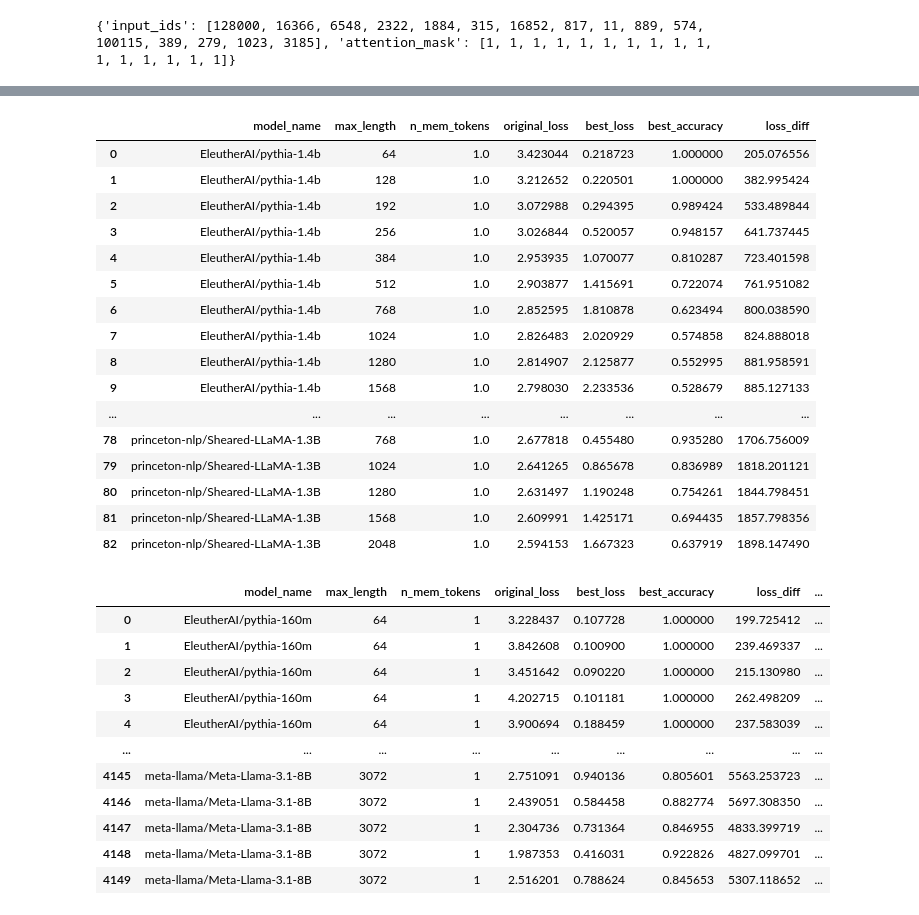
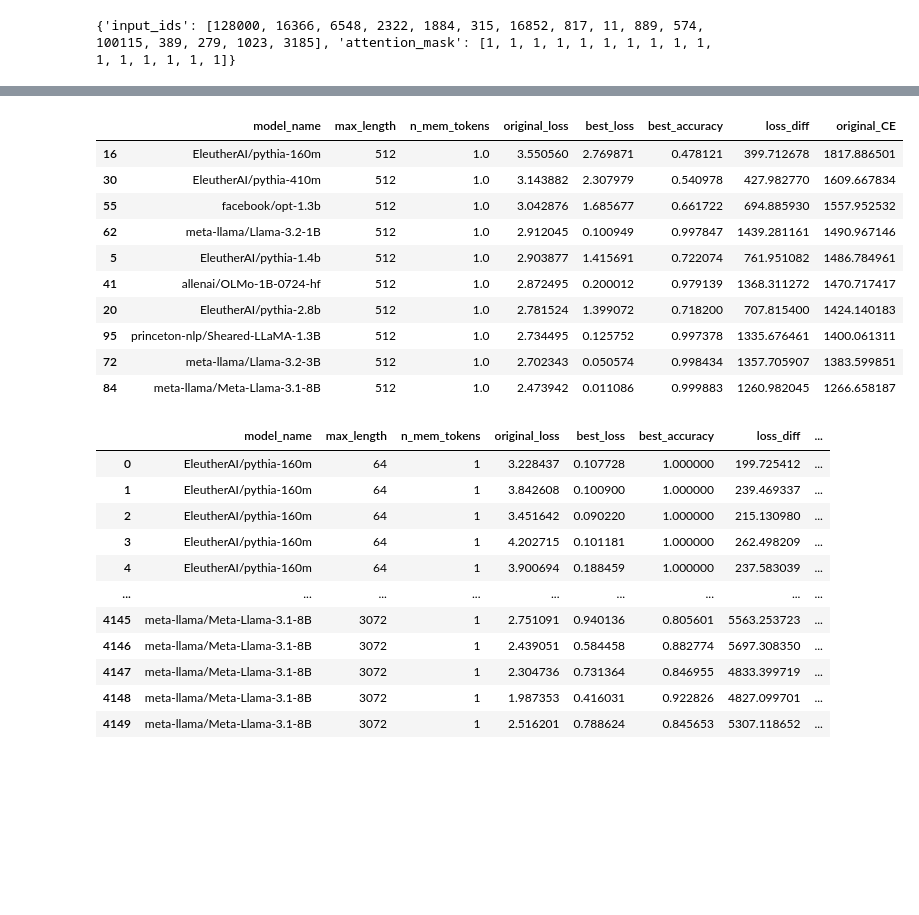
Before and after one commit to Seattle12059/Craming, a Jupyter notebook: notebooks/text_ppl_vs_compression.ipynb, the cells around one changed output, grey strips where cells are left out. Drawn from its saved outputs; the diff is of its cells as text; code cells hidden in the pictures; blank space fills up the shorter version.

```diff
--- a/notebooks/text_ppl_vs_compression.ipynb
+++ b/notebooks/text_ppl_vs_compression.ipynb
@@ -460,23 +462,17 @@ plt.show()
-# %%
-models_by_len_df
-# %% [output]
-|  | model_name | max_length | n_mem_tokens | original_loss | best_loss | best_accuracy | loss_diff |
-| 0 | EleutherAI/pythia-1.4b | 64 | 1.0 | 3.423044 | 0.218723 | 1.000000 | 205.076556 |
-| 1 | EleutherAI/pythia-1.4b | 128 | 1.0 | 3.212652 | 0.220501 | 1.000000 | 382.995424 |
-| 2 | EleutherAI/pythia-1.4b | 192 | 1.0 | 3.072988 | 0.294395 | 0.989424 | 533.489844 |
-| 3 | EleutherAI/pythia-1.4b | 256 | 1.0 | 3.026844 | 0.520057 | 0.948157 | 641.737445 |
-| 4 | EleutherAI/pythia-1.4b | 384 | 1.0 | 2.953935 | 1.070077 | 0.810287 | 723.401598 |
-| 5 | EleutherAI/pythia-1.4b | 512 | 1.0 | 2.903877 | 1.415691 | 0.722074 | 761.951082 |
-| 6 | EleutherAI/pythia-1.4b | 768 | 1.0 | 2.852595 | 1.810878 | 0.623494 | 800.038590 |
-| 7 | EleutherAI/pythia-1.4b | 1024 | 1.0 | 2.826483 | 2.020929 | 0.574858 | 824.888018 |
-| 8 | EleutherAI/pythia-1.4b | 1280 | 1.0 | 2.814907 | 2.125877 | 0.552995 | 881.958591 |
-| 9 | EleutherAI/pythia-1.4b | 1568 | 1.0 | 2.798030 | 2.233536 | 0.528679 | 885.127133 |
-| ... | ... | ... | ... | ... | ... | ... | ... |
-| 78 | princeton-nlp/Sheared-LLaMA-1.3B | 768 | 1.0 | 2.677818 | 0.455480 | 0.935280 | 1706.756009 |
-| 79 | princeton-nlp/Sheared-LLaMA-1.3B | 1024 | 1.0 | 2.641265 | 0.865678 | 0.836989 | 1818.201121 |
-| 80 | princeton-nlp/Sheared-LLaMA-1.3B | 1280 | 1.0 | 2.631497 | 1.190248 | 0.754261 | 1844.798451 |
-| 81 | princeton-nlp/Sheared-LLaMA-1.3B | 1568 | 1.0 | 2.609991 | 1.425171 | 0.694435 | 1857.798356 |
-| 82 | princeton-nlp/Sheared-LLaMA-1.3B | 2048 | 1.0 | 2.594153 | 1.667323 | 0.637919 | 1898.147490 |
+# %%
+models_by_len_df[models_by_len_df['max_length'] == 512].sort_values('original_CE', ascending=False)
+# %% [output]
+|  | model_name | max_length | n_mem_tokens | original_loss | best_loss | best_accuracy | loss_diff | original_CE |
+| 16 | EleutherAI/pythia-160m | 512 | 1.0 | 3.550560 | 2.769871 | 0.478121 | 399.712678 | 1817.886501 |
+| 30 | EleutherAI/pythia-410m | 512 | 1.0 | 3.143882 | 2.307979 | 0.540978 | 427.982770 | 1609.667834 |
+| 55 | facebook/opt-1.3b | 512 | 1.0 | 3.042876 | 1.685677 | 0.661722 | 694.885930 | 1557.952532 |
+| 62 | meta-llama/Llama-3.2-1B | 512 | 1.0 | 2.912045 | 0.100949 | 0.997847 | 1439.281161 | 1490.967146 |
+| 5 | EleutherAI/pythia-1.4b | 512 | 1.0 | 2.903877 | 1.415691 | 0.722074 | 761.951082 | 1486.784961 |
+| 41 | allenai/OLMo-1B-0724-hf | 512 | 1.0 | 2.872495 | 0.200012 | 0.979139 | 1368.311272 | 1470.717417 |
+| 20 | EleutherAI/pythia-2.8b | 512 | 1.0 | 2.781524 | 1.399072 | 0.718200 | 707.815400 | 1424.140183 |
+| 95 | princeton-nlp/Sheared-LLaMA-1.3B | 512 | 1.0 | 2.734495 | 0.125752 | 0.997378 | 1335.676461 | 1400.061311 |
+| 72 | meta-llama/Llama-3.2-3B | 512 | 1.0 | 2.702343 | 0.050574 | 0.998434 | 1357.705907 | 1383.599851 |
+| 84 | meta-llama/Meta-Llama-3.1-8B | 512 | 1.0 | 2.473942 | 0.011086 | 0.999883 | 1260.982045 | 1266.658187 |
 # %%
 all_models_df['original_loss_mean'] = all_models_df.groupby('model_name')['original_loss'].transform('mean')
 # %%
```
Also changed, not shown: parts of 9 cells of this notebook, 47 other files.
